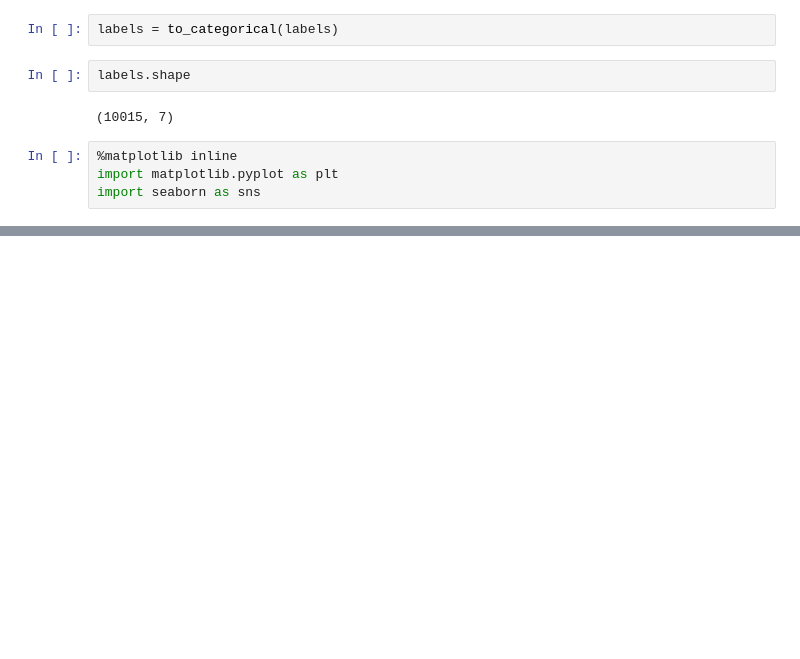
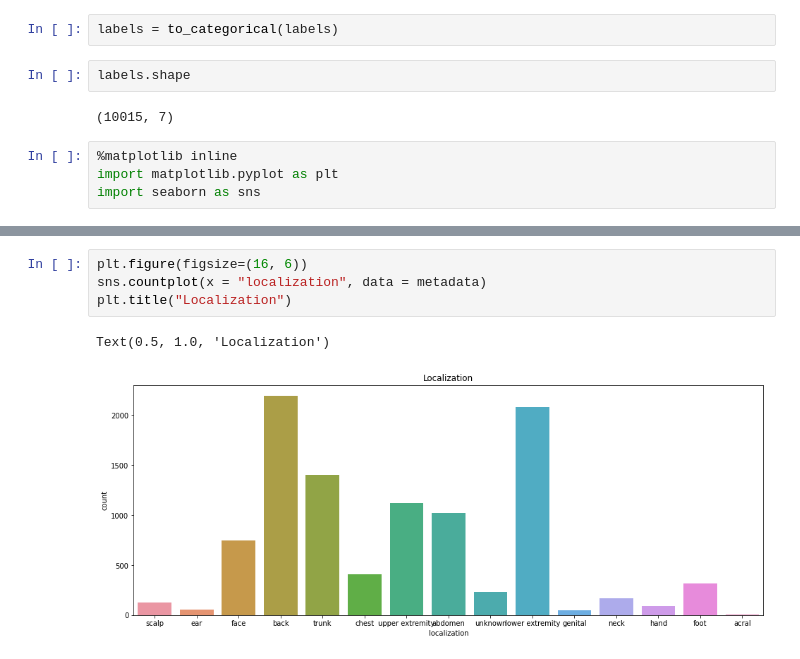
Before and after one commit to EbsHirani/SkinCancer, a Jupyter notebook: SkinCancer.ipynb, the cells around one changed output, grey strips where cells are left out. Cells and saved outputs as stored; diff of their text form; blank space fills up the shorter version.

```diff
--- a/SkinCancer.ipynb
+++ b/SkinCancer.ipynb
@@ -114,0 +106,7 @@ image_arr.shape
+# %%
+plt.figure(figsize=(16, 6))
+sns.countplot(x = "localization", data = metadata)
+plt.title("Localization")
+# %% [output]
+Text(0.5, 1.0, 'Localization')
+[figure, added]
```
Also changed, not shown: parts of 9 cells of this notebook.
